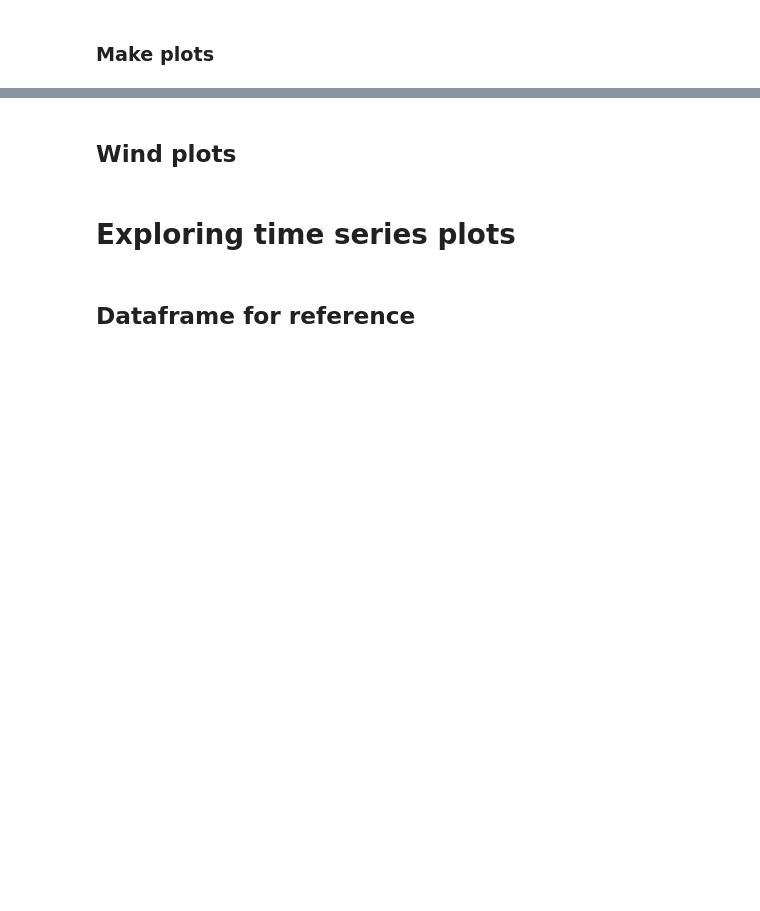
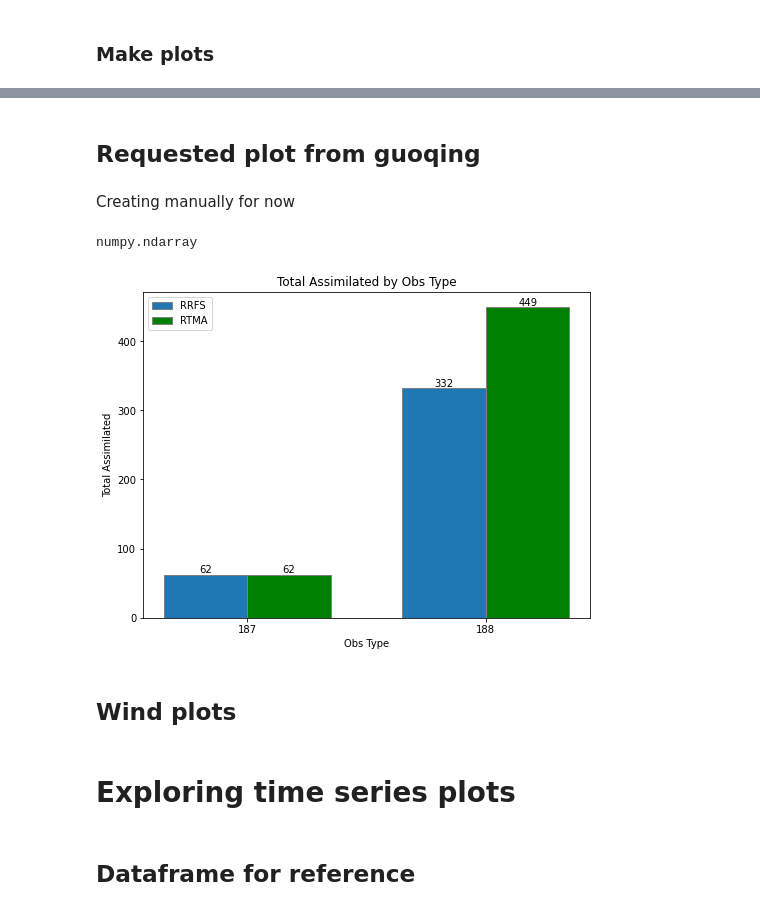
Before and after one commit to NOAA-GSL/pyDAmonitor, a Jupyter notebook: code/plot_interactive.ipynb, the cells around one changed output, grey strips where cells are left out. Drawn from its saved outputs; the diff is of its cells as text; code cells hidden in the pictures; blank space fills up the shorter version.

```diff
--- a/code/plot_interactive.ipynb
+++ b/code/plot_interactive.ipynb
@@ -87,3 +87,5 @@ print(len(rtma_df_ges_fil))
+# %%
+rtma_obs_types = rtma_df_anl_fil['observation_type']
 # %% [markdown]
 ## Testing base plots
 # %% [markdown]
@@ -136,7 +142,7 @@ print(len(rrfs_df_anl))
 # %%
 # temp examples
 # rrfs_fil_dfs = filter_df([rrfs_df_anl, rrfs_df_ges], use =1)
-rrfs_fil_dfs = filter_df([rrfs_df_anl, rrfs_df_ges], obs_types=obs_types_air_temp, use=1,
+rrfs_fil_dfs = filter_df([rrfs_df_anl, rrfs_df_ges], obs_types=obs_types_sur_temp, use=1,
                     lat_range=co_lats,lon_range=co_lons)
 
 rrfs_df_anl_fil = rrfs_fil_dfs[0]
@@ -149,3 +155,5 @@ print(len(rrfs_df_ges_fil))
+# %%
+rrfs_obs_types = rrfs_df_anl_fil['observation_type']
 # %% [markdown]
 ### Make plots
 # %%
@@ -160,0 +169,4 @@ make_base_plots([rrfs_df_ges_fil, rrfs_df_anl_fil], rrfs_diag_ges.metadata, shar
+# %% [markdown]
+## Requested plot from guoqing
+# %% [markdown]
+Creating manually for now
@@ -161,3 +175,55 @@ make_base_plots([rrfs_df_ges_fil, rrfs_df_anl_fil], rrfs_diag_ges.metadata, shar
+# %%
+array1 = rrfs_obs_types.to_numpy()
+array2 = rtma_obs_types.to_numpy()
+# %%
+type(array1)
+# %% [output]
+numpy.ndarray
+# %%
+# Count the occurrences of 187 and 188 in each array
+count_187_array1 = (array1 == 187).sum()
+count_188_array1 = (array1 == 188).sum()
+count_187_array2 = (array2 == 187).sum()
+count_188_array2 = (array2 == 188).sum()
+
+# Data for the histogram
+values = ['187', '188']
+counts_array1 = [count_187_array1, count_188_array1]
+counts_array2 = [count_187_array2, count_188_array2]
+
+# Bar width
+bar_width = 0.35
+
+# Positions of the bars on the x-axis
+r1 = range(len(values))
+r2 = [x + bar_width for x in r1]
+
+plt.figure(figsize=(8, 6))
+
+# Plotting
+bars1 = plt.bar(r1, counts_array1, width=bar_width, edgecolor='grey', label='RRFS')
+bars2 = plt.bar(r2, counts_array2, color='green', width=bar_width, edgecolor='grey', label='RTMA')
+
+# Adding labels and title
+plt.xlabel('Obs Type')
+plt.ylabel('Total Assimilated')
+plt.title('Total Assimilated by Obs Type')
+plt.xticks([r + bar_width / 2 for r in range(len(values))], values)
+plt.legend()
+
+# Adding numbers on each bar
+for bar in bars1:
+    yval = bar.get_height()
+    plt.text(bar.get_x() + bar.get_width()/2, yval + 0.1, int(yval), ha='center', va='bottom')
+
+for bar in bars2:
+    yval = bar.get_height()
+    plt.text(bar.get_x() + bar.get_width()/2, yval + 0.1, int(yval), ha='center', va='bottom')
+
+# Show the plot
+plt.show()
+# %% [output]
+[figure, added]
 # %% [markdown]
 ## Wind plots
 # %%
```
Also changed, not shown: parts of 12 cells of this notebook, 7 other files.
